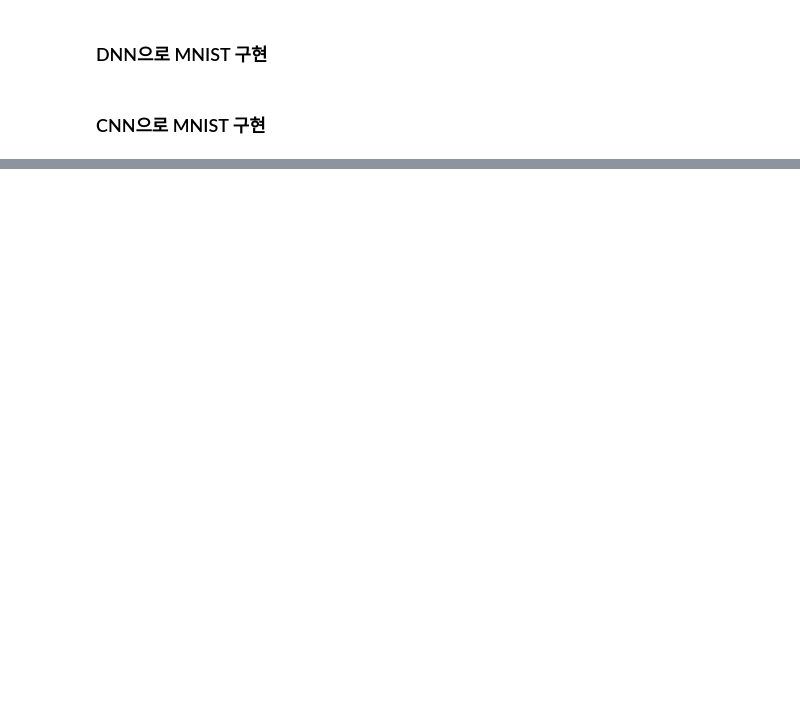
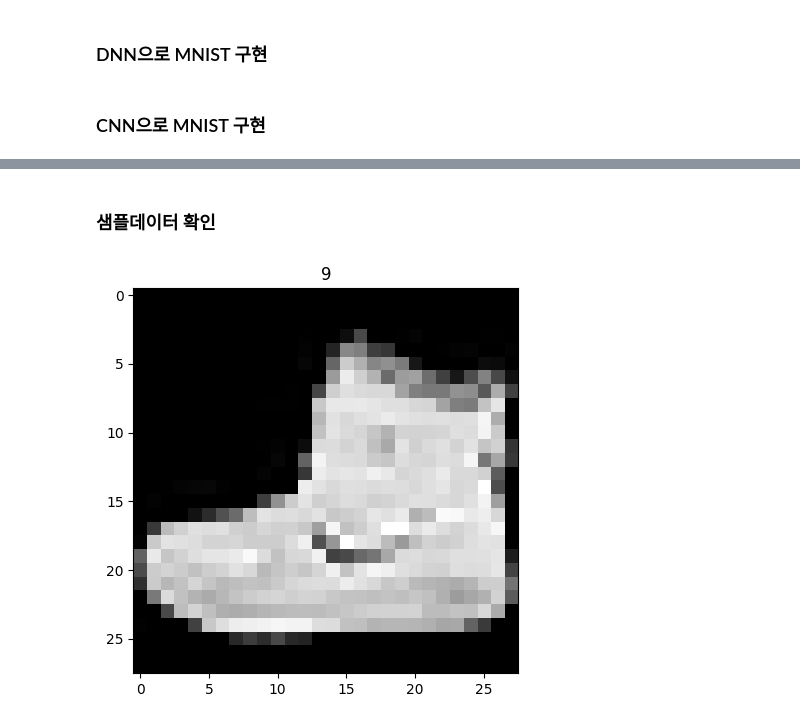
Before and after one commit to Sunnn-y/DeepLearning, a Jupyter notebook: 20231011_딥러닝_실습(DNN,_CNN).ipynb, the cells around one changed output, grey strips where cells are left out. Drawn from its saved outputs; the diff is of its cells as text; code cells hidden in the pictures; blank space fills up the shorter version.

```diff
--- a/20231011_딥러닝_실습(DNN,_CNN).ipynb
+++ b/20231011_딥러닝_실습(DNN,_CNN).ipynb
@@ -498,14 +534,18 @@ x_train.shape, y_train.shape
+# %% [markdown]
+### 샘플데이터 확인
 # %%
 import matplotlib.pyplot as plt
 
 # 이미지 그릴 박스 크기 설정
 fig, axes = plt.subplots(1,1)
 fig.set_size_inches(10, 5)
 
-axes.imshow(x_train[0])
+axes.imshow(x_train[0], cmap='gray')
 axes.set_title(str(y_train[0]))
 
 plt.show()
+# %% [output]
+[figure, added]
 # %%
 import matplotlib.pyplot as plt
 
```
Also changed, not shown: parts of 18 cells of this notebook.
